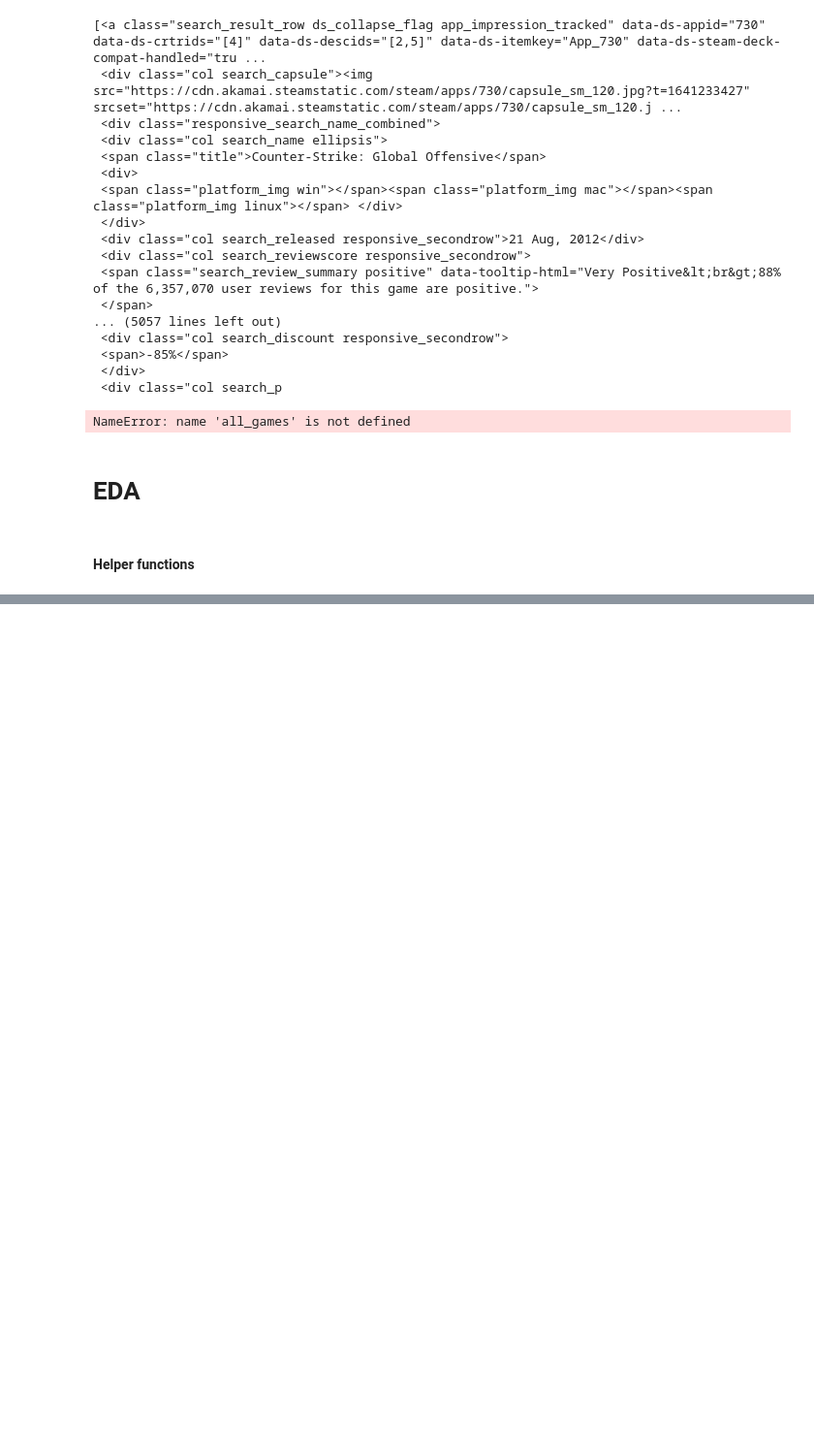
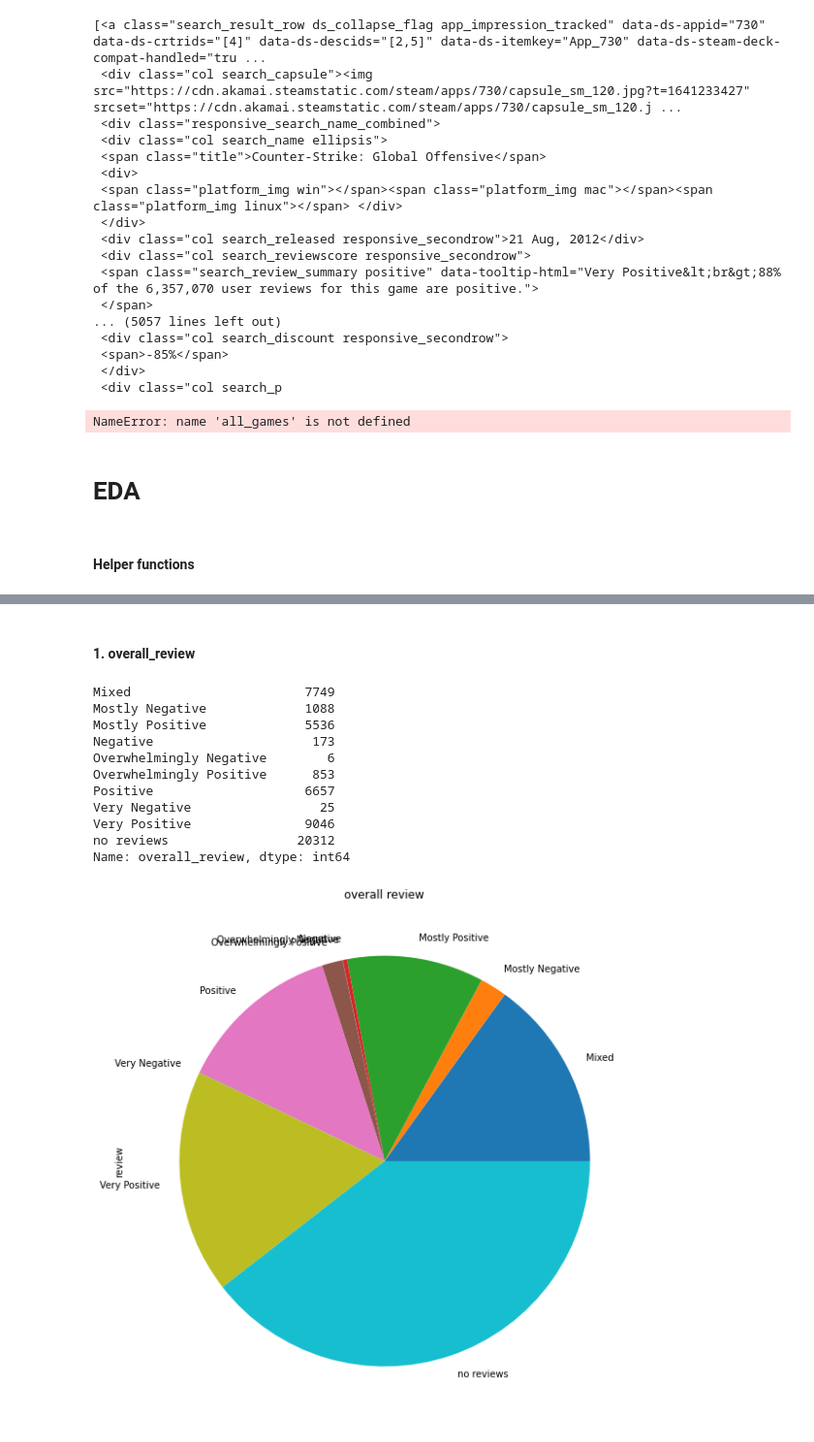
Before and after one commit to YuvalAvishid/Game_Discount_Predictor, a Jupyter notebook: Game_On_Sale.ipynb, the cells around one changed output, grey strips where cells are left out. Shown at 97% size. Drawn from its saved outputs; the diff is of its cells as text; code cells hidden in the pictures; blank space fills up the shorter version.

```diff
--- a/Game_On_Sale.ipynb
+++ b/Game_On_Sale.ipynb
@@ -566,4 +475,0 @@ def pie_chart_discount_investigation(df, fig, axes, title):
-# %%
-fig, axes = plt.subplots(1,1, figsize=(30,10))
-
-pie_chart_discount_investigation(new_df, fig, axes, "release year")
@@ -628,6 +475,0 @@ Let's compare the changes:
-# %%
-fig, axes = plt.subplots(1,2, figsize=(30,10))
-
-pie_chart_discount_investigation(new_df, fig, axes[0], "include outliers")
-print("---")
-pie_chart_discount_investigation(df_no_outliers, fig, axes[1], "without outliers")
@@ -703,8 +475,0 @@ By comparing both pie charts before and after oversampling we can witness the im
-# %%
-    fig, axes = plt.subplots(1,2, figsize=(30,10))
-
-    sr_before_oversampling = amount_of_discounts(new_df)
-    sr_after_oversampling = amount_of_discounts(oversample_df)
-
-    sr_before_oversampling.plot(kind='pie', ax=axes[0], title="before oversampling", ylabel="discount")
-    sr_after_oversampling.plot(kind='pie', ax=axes[1], title="after oversampling", ylabel="discount")
@@ -716,0 +516,32 @@ Now we can see clearly that our data is balanced and ready for investigation
+# %% [markdown]
+#### 1. overall_review
+# %%
+def pie_chart_overall_review(df, fig, axes, title, show_data):
+
+    sr_freq_directors = get_frequenft_elements(new_df, 'overall_review')
+
+    if show_data:
+        print (sr_freq_directors)
+
+    mylabels = ["Overwhelmingly Positive", "Very Positive", "Positive", "Mostly Positive", "Mixed", "Mostly Negative", "Negative", "Very Negative", "Overwhelmingly Negative", "no reviews"]
+    mycolors = ["#0ae000",                 "#8dec48",       "#aefc50",  "#c1fe1f",        "#f5fc0f", "#fcd40f",        "#fca60f",  "#fc6c0f",       "#fc0f0f",                 "#a4dcd5"]
+
+    sr_freq_directors.plot(kind='pie', ax=axes, title=title, ylabel="review")
+    #sr_freq_directors.plot(kind='pie', ax=axes, labels = mylabels, colors = mycolors)
+# %%
+fig, axes = plt.subplots(1,1, figsize=(20, 30))
+
+pie_chart_overall_review(new_df, fig, axes, "overall review", True)
+# %% [output]
+Mixed                       7749
+Mostly Negative             1088
+Mostly Positive             5536
+Negative                     173
+Overwhelmingly Negative        6
+Overwhelmingly Positive      853
+Positive                    6657
+Very Negative                 25
+Very Positive               9046
+no reviews                 20312
+Name: overall_review, dtype: int64
+[figure, added]
```
Also changed, not shown: parts of 78 cells of this notebook.
